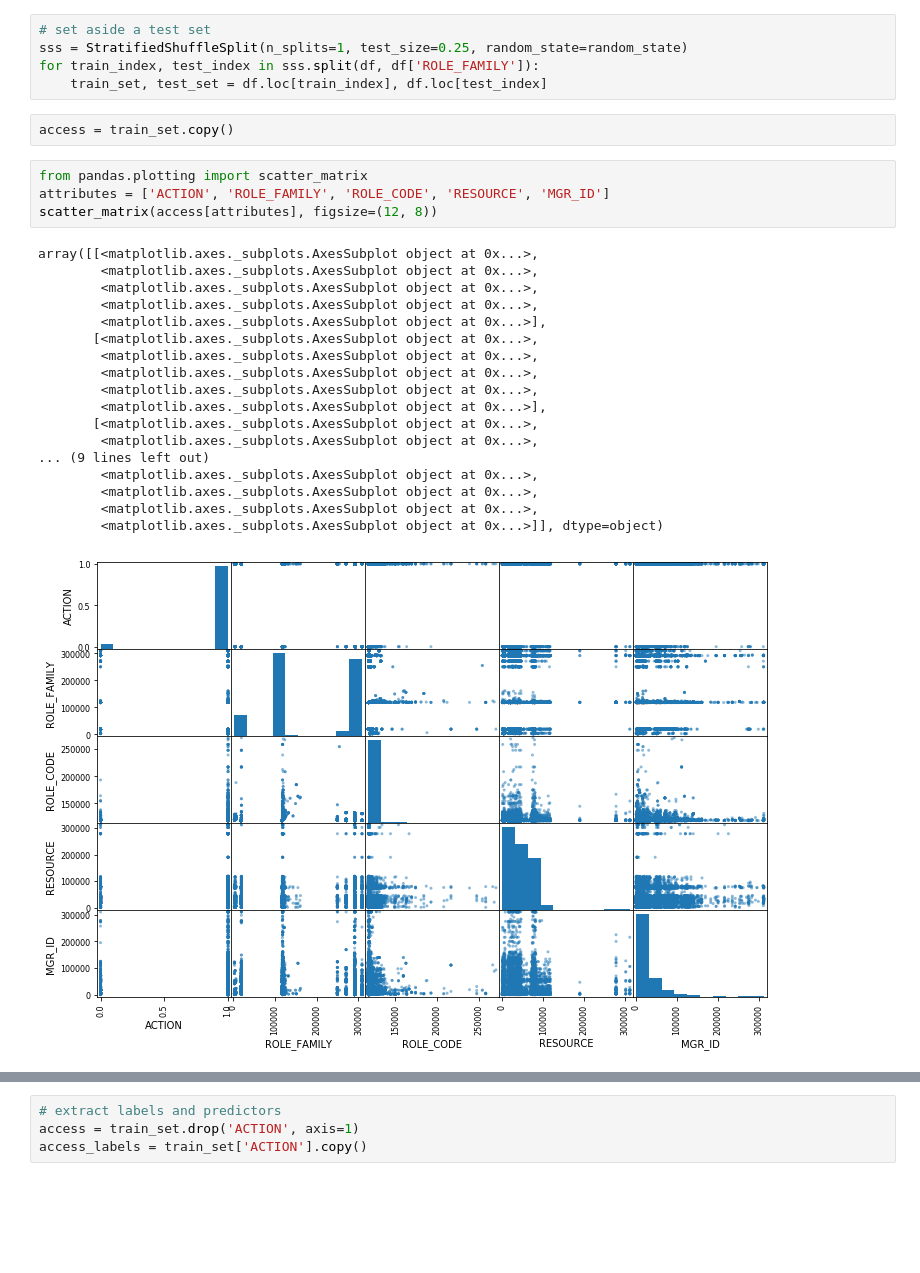
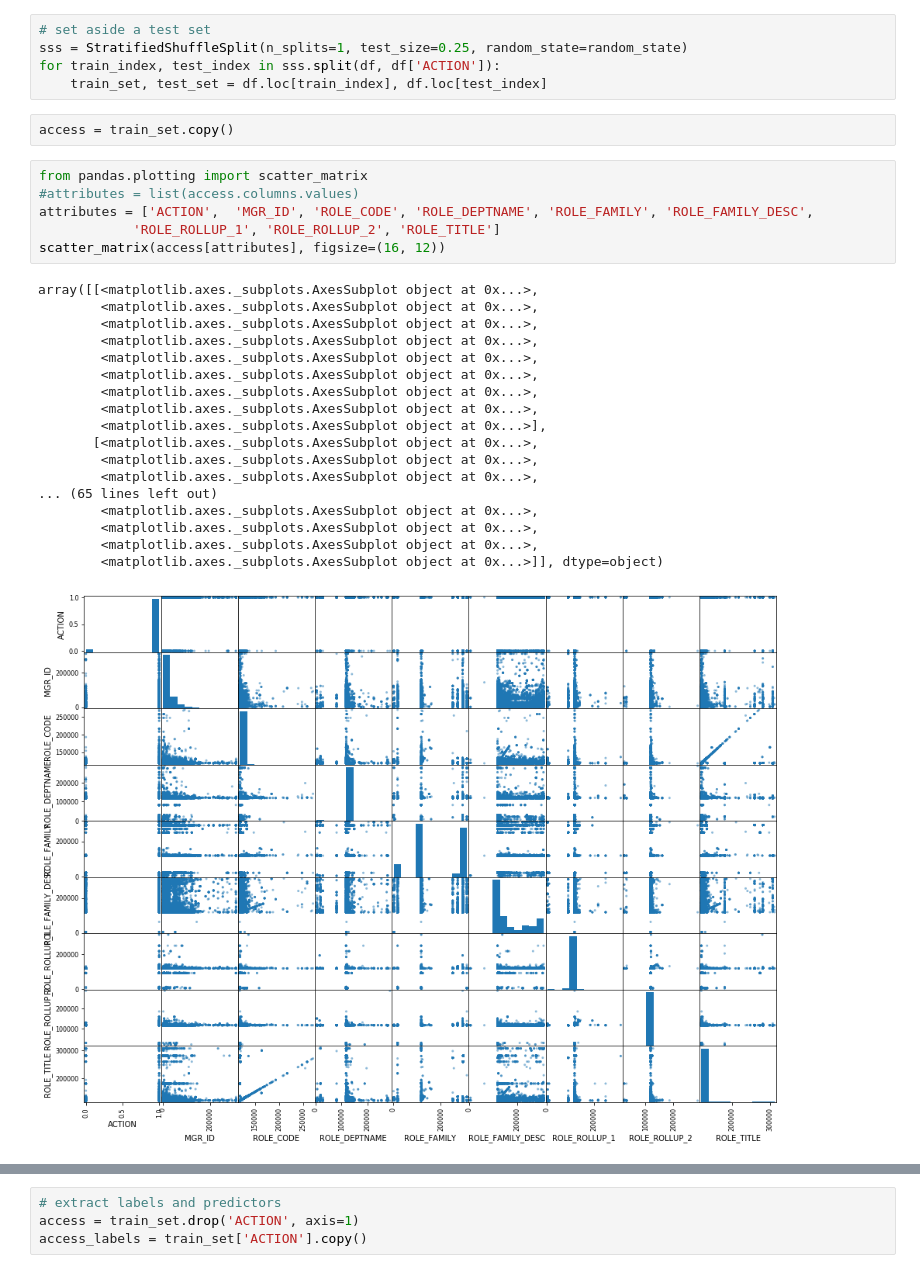
Before and after one commit to ck24/capstone, a Jupyter notebook: source/Capstone.ipynb, the cells around one changed output, grey strips where cells are left out. Drawn from its saved outputs; the diff is of its cells as text; blank space fills up the shorter version.

```diff
--- a/source/Capstone.ipynb
+++ b/source/Capstone.ipynb
@@ -81,30 +79,32 @@ plt.show()
 # %%
 # set aside a test set
 sss = StratifiedShuffleSplit(n_splits=1, test_size=0.25, random_state=random_state)
-for train_index, test_index in sss.split(df, df['ROLE_FAMILY']):
+for train_index, test_index in sss.split(df, df['ACTION']):
     train_set, test_set = df.loc[train_index], df.loc[test_index]
 # %%
 access = train_set.copy()
 # %%
 from pandas.plotting import scatter_matrix
-attributes = ['ACTION', 'ROLE_FAMILY', 'ROLE_CODE', 'RESOURCE', 'MGR_ID']
-scatter_matrix(access[attributes], figsize=(12, 8))
+#attributes = list(access.columns.values)
+attributes = ['ACTION',  'MGR_ID', 'ROLE_CODE', 'ROLE_DEPTNAME', 'ROLE_FAMILY', 'ROLE_FAMILY_DESC',
+            'ROLE_ROLLUP_1', 'ROLE_ROLLUP_2', 'ROLE_TITLE']
+scatter_matrix(access[attributes], figsize=(16, 12))
 # %% [output]
 array([[<matplotlib.axes._subplots.AxesSubplot object at 0x...>,
+        <matplotlib.axes._subplots.AxesSubplot object at 0x...>,
+        <matplotlib.axes._subplots.AxesSubplot object at 0x...>,
+        <matplotlib.axes._subplots.AxesSubplot object at 0x...>,
+        <matplotlib.axes._subplots.AxesSubplot object at 0x...>,
         <matplotlib.axes._subplots.AxesSubplot object at 0x...>,
         <matplotlib.axes._subplots.AxesSubplot object at 0x...>,
         <matplotlib.axes._subplots.AxesSubplot object at 0x...>,
         <matplotlib.axes._subplots.AxesSubplot object at 0x...>],
        [<matplotlib.axes._subplots.AxesSubplot object at 0x...>,
         <matplotlib.axes._subplots.AxesSubplot object at 0x...>,
         <matplotlib.axes._subplots.AxesSubplot object at 0x...>,
-        <matplotlib.axes._subplots.AxesSubplot object at 0x...>,
-        <matplotlib.axes._subplots.AxesSubplot object at 0x...>],
-       [<matplotlib.axes._subplots.AxesSubplot object at 0x...>,
-        <matplotlib.axes._subplots.AxesSubplot object at 0x...>,
-... (9 lines left out)
+... (65 lines left out)
         <matplotlib.axes._subplots.AxesSubplot object at 0x...>,
         <matplotlib.axes._subplots.AxesSubplot object at 0x...>,
         <matplotlib.axes._subplots.AxesSubplot object at 0x...>,
         <matplotlib.axes._subplots.AxesSubplot object at 0x...>]], dtype=object)
-[figure, old version]
+[figure, new version]
```
Also changed, not shown: parts of 10 cells of this notebook, 3 other files.
